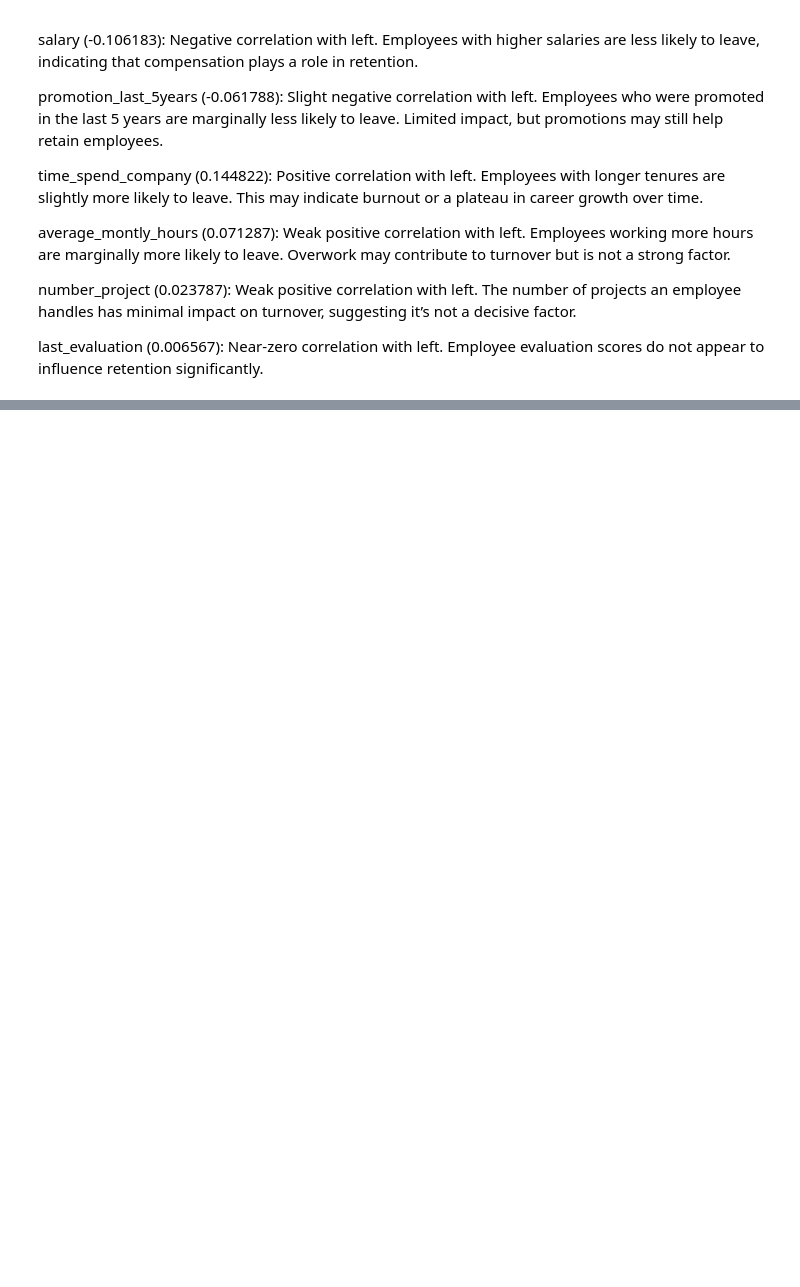
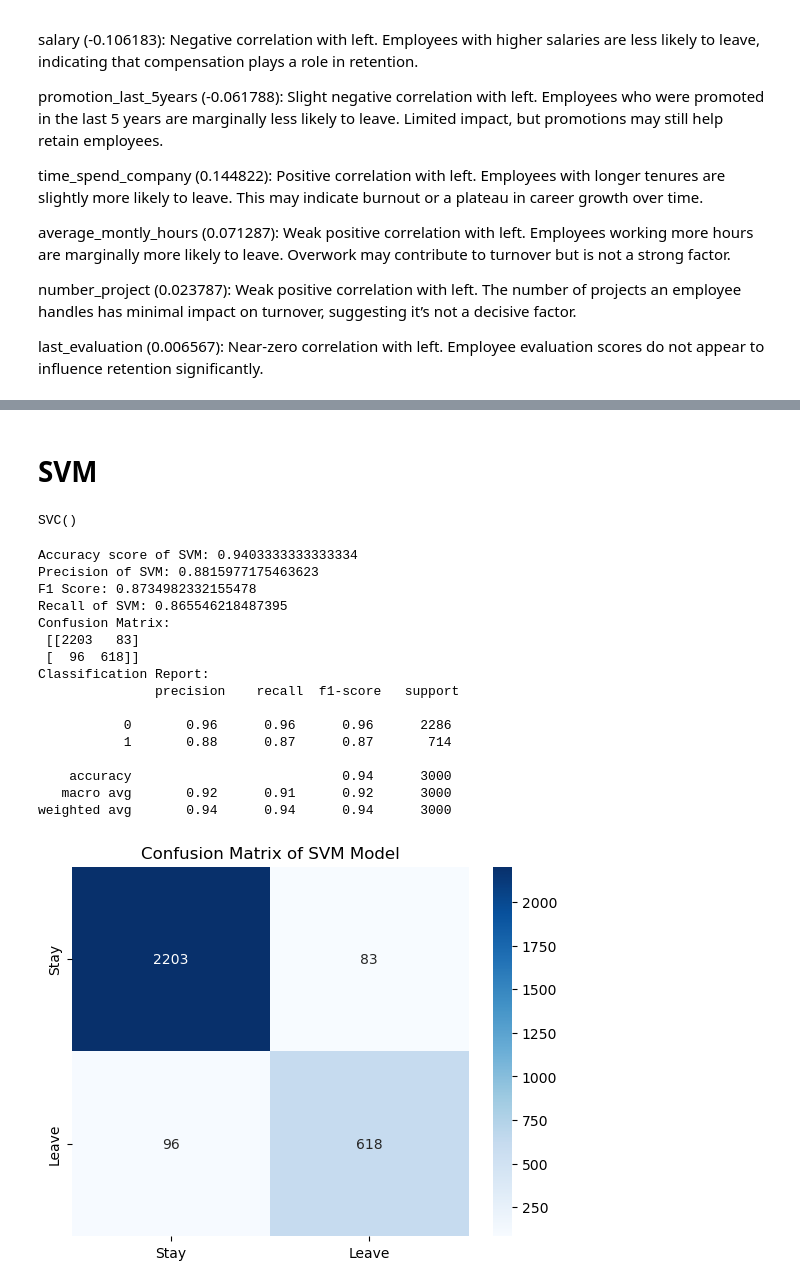
Before and after one commit to Jahnavi-Kalla/predictive-hr, a Jupyter notebook: Commit.ipynb, the cells around one changed output, grey strips where cells are left out. Drawn from its saved outputs; the diff is of its cells as text; code cells hidden in the pictures; blank space fills up the shorter version.

```diff
--- a/Commit.ipynb
+++ b/Commit.ipynb
@@ -322,0 +486,52 @@ Employee evaluation scores do not appear to influence retention significantly.
+# %% [markdown]
+# SVM
+# %%
+from sklearn.svm import SVC
+
+svm_model = SVC(kernel='rbf')
+svm_model.fit(X_train, y_train)
+# %% [output]
+SVC()
+# %%
+svm_pred = svm_model.predict(X_test)
+
+#Accuracy Score
+accuracy_svm = accuracy_score(y_test, svm_pred)
+
+#Precision, F1_score, Recall, confusion matrix classification report
+precision_svm = precision_score(y_test, svm_pred)
+f1score_svm = f1_score(y_test, svm_pred)
+recall_svm = recall_score(y_test, svm_pred)
+
+confusion_matrix_svm = confusion_matrix(y_test, svm_pred)
+classification_report_svm = classification_report(y_test, svm_pred)
+
+print('Accuracy score of SVM:', accuracy_svm)
+print('Precision of SVM:', precision_svm)
+print('F1 Score:', f1score_svm)
+print('Recall of SVM:', recall_svm)
+print('Confusion Matrix:\n', confusion_matrix_svm)
+print('Classification Report:\n', classification_report_svm)
+
+#Plot Confusion matrix
+sns.heatmap(confusion_matrix_svm, annot = True, fmt='d', cmap='Blues', xticklabels=["Stay","Leave"], yticklabels=["Stay","Leave"])
+plt.title('Confusion Matrix of SVM Model')
+plt.show()
+# %% [output]
+Accuracy score of SVM: 0.9403333333333334
+Precision of SVM: 0.8815977175463623
+F1 Score: 0.8734982332155478
+Recall of SVM: 0.865546218487395
+Confusion Matrix:
+ [[2203   83]
+ [  96  618]]
+Classification Report:
+               precision    recall  f1-score   support
+
+           0       0.96      0.96      0.96      2286
+           1       0.88      0.87      0.87       714
+
+    accuracy                           0.94      3000
+   macro avg       0.92      0.91      0.92      3000
+weighted avg       0.94      0.94      0.94      3000
+[figure, added]
```
Also changed, not shown: parts of 13 cells of this notebook, 1 other file.
